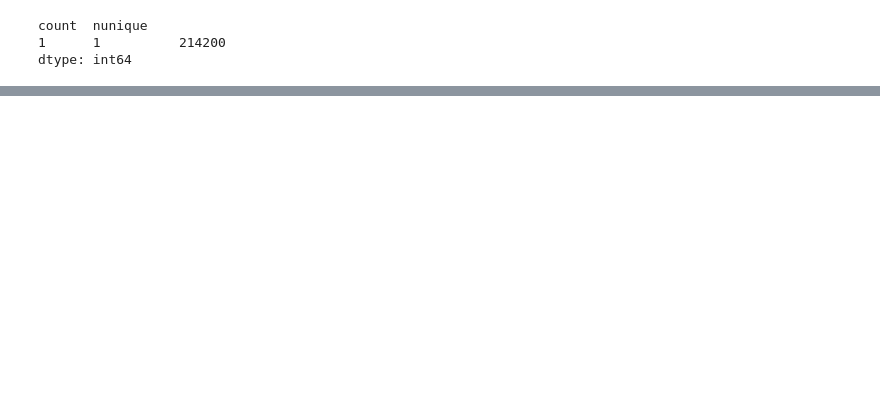
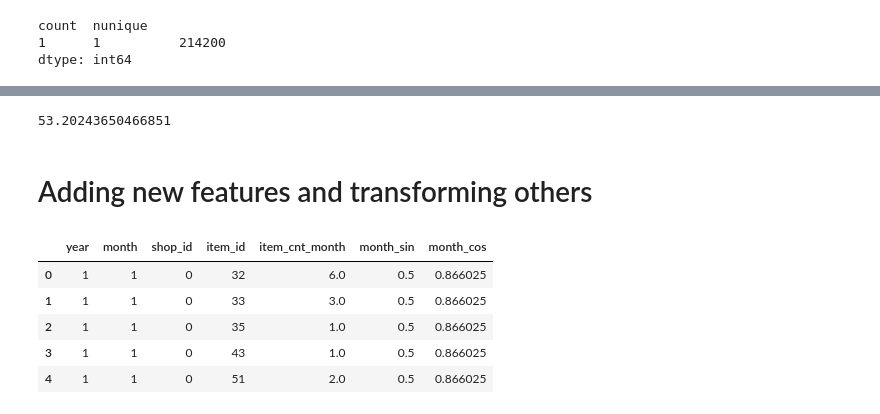
Before and after one commit to guyrux/predict_future_sales, a Jupyter notebook: notebook/1_data_understanding.ipynb, the cells around one changed output, grey strips where cells are left out. Drawn from its saved outputs; the diff is of its cells as text; code cells hidden in the pictures; blank space fills up the shorter version.

Commit message:
:construction: WIP Iniciei a criação de novas features.
- Criei um modelo baseline (RMSE: 53.20)

```diff
--- a/notebook/1_data_understanding.ipynb
+++ b/notebook/1_data_understanding.ipynb
@@ -165,0 +255,18 @@ dtype: int64
+# %%
+rmse(df_test_mod["item_cnt_month"], y_pred)
+# %% [output]
+53.20243650466851
+# %% [markdown]
+# Adding new features and transforming others
+# %%
+df_train["month_sin"] = np.sin(2 * np.pi * df_train["month"]/12.0)
+df_train["month_cos"] = np.cos(2 * np.pi * df_train["month"]/12.0)
+df_train["year"] = df_train["year"] - df_train.loc[0, "year"] + 1
+df_train.head()
+# %% [output]
+|  | year | month | shop_id | item_id | item_cnt_month | month_sin | month_cos |
+| 0 | 1 | 1 | 0 | 32 | 6.0 | 0.5 | 0.866025 |
+| 1 | 1 | 1 | 0 | 33 | 3.0 | 0.5 | 0.866025 |
+| 2 | 1 | 1 | 0 | 35 | 1.0 | 0.5 | 0.866025 |
+| 3 | 1 | 1 | 0 | 43 | 1.0 | 0.5 | 0.866025 |
+| 4 | 1 | 1 | 0 | 51 | 2.0 | 0.5 | 0.866025 |
```
Also changed, not shown: parts of 16 cells of this notebook, 2 other files.
